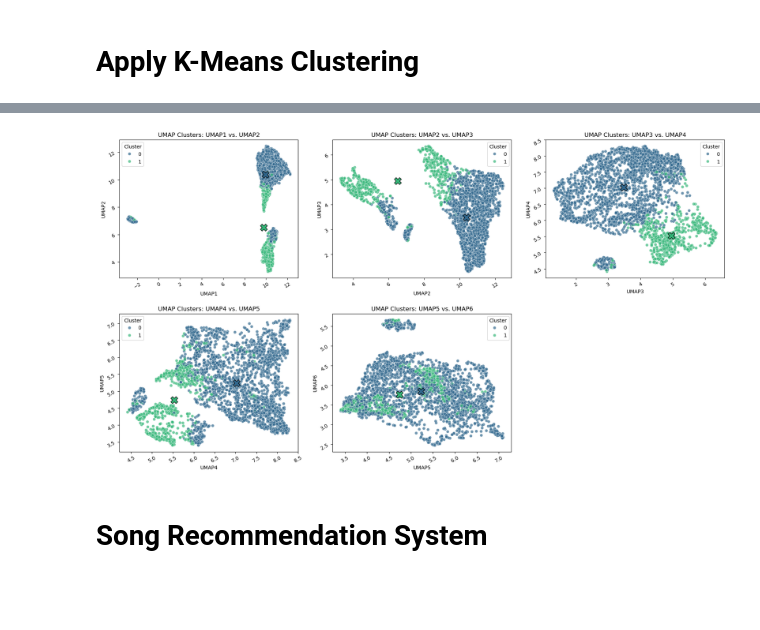
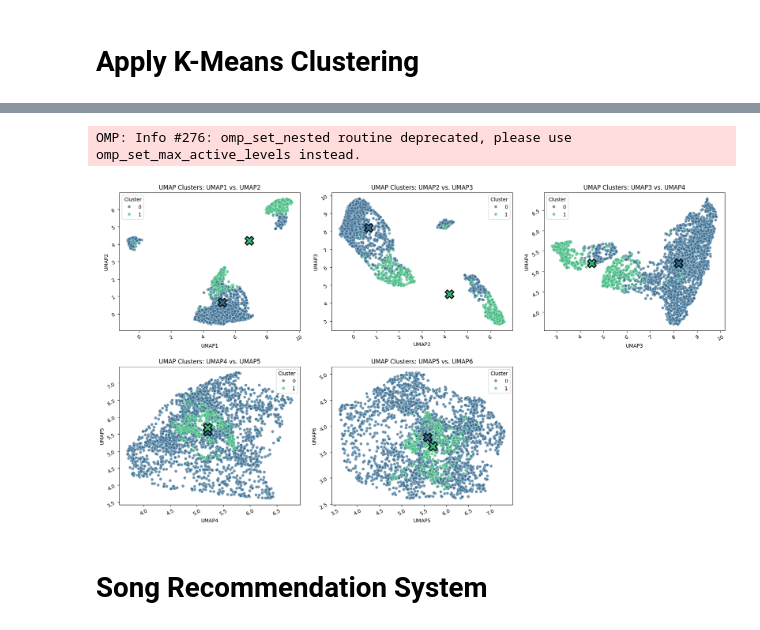
Before and after one commit to gbadrain/Music_Recommendation, a Jupyter notebook: spotify_model.ipynb, the cells around one changed output, grey strips where cells are left out. Cells and saved outputs as stored; diff of their text form; code cells hidden in the pictures; blank space fills up the shorter version.

```diff
--- a/spotify_model.ipynb
+++ b/spotify_model.ipynb
@@ -314,59 +309,70 @@ plt.show()
 # %%
-# Compute UMAP embedding if not already done
-umap_model = umap.UMAP(n_components=6, random_state=42)
+# Compute UMAP embedding using cosine similarity metric
+umap_model = umap.UMAP(n_components=6, random_state=42, metric="cosine")
 umap_embedding = umap_model.fit_transform(X_scaled_df)
+
+# Compute similarity matrix using UMAP embeddings
+similarity_matrix_umap = cosine_similarity(umap_embedding)
 
 # Create DataFrame for UMAP results
 umap_columns = [f"UMAP{i+1}" for i in range(umap_embedding.shape[1])]
 umap_df = pd.DataFrame(umap_embedding, columns=umap_columns)
+if "Cluster" not in df_sample.columns:
+    # Compute clusters if not already present
+    kmeans = KMeans(n_clusters=2, random_state=42, n_init=10)
+    df_sample["Cluster"] = kmeans.fit_predict(X_pca)
 umap_df["Cluster"] = df_sample["Cluster"].values
+umap_df["track_name"] = df_sample["track_name"]  # Preserve song details
+umap_df["artist_name"] = df_sample["artist_name"]
 
 # Define UMAP component pairs to visualize
 umap_pairs = [("UMAP1", "UMAP2"), ("UMAP2", "UMAP3"), ("UMAP3", "UMAP4"), ("UMAP4", "UMAP5"), ("UMAP5", "UMAP6")]
 
-# Create subplots dynamically based on number of pairs
-fig, axes = plt.subplots(2, 3, figsize=(18, 10))  # Adjusted figure size
+# Create subplots dynamically
+fig, axes = plt.subplots(2, 3, figsize=(18, 10))
 axes = axes.flatten()
 
+# Iterate over UMAP component pairs and visualize clusters
 for i, (umap_x, umap_y) in enumerate(umap_pairs):
     ax = axes[i]
 
     # Scatter plot of UMAP clusters
     sns.scatterplot(
         x=umap_df[umap_x],
         y=umap_df[umap_y],
         hue=umap_df["Cluster"].astype(str),
         palette="viridis",
         alpha=0.7,
         ax=ax
     )
 
     # Compute centroids
     centroids = umap_df.groupby("Cluster")[[umap_x, umap_y]].mean()
 
-    # Extract cluster colors from the scatter plot
+    # Extract cluster colors
     cluster_palette = dict(zip(umap_df["Cluster"].unique(), sns.color_palette("viridis", len(umap_df["Cluster"].unique()))))
 
-    # Plot centroids with matching cluster colors
+    # Plot centroids with enhanced markers
     for cluster, row in centroids.iterrows():
-        ax.scatter(row[umap_x], row[umap_y], marker="X", s=200, c=[cluster_palette[cluster]], edgecolors="black")
+        ax.scatter(row[umap_x], row[umap_y], marker="X", s=300, c=[cluster_palette[cluster]], edgecolors="black", linewidth=2)
 
     ax.set_xlabel(umap_x)
     ax.set_ylabel(umap_y)
     ax.set_title(f"UMAP Clusters: {umap_x} vs. {umap_y}")
 
-    # Reduce overlapping text labels
+    # Improve text readability
     ax.tick_params(axis="x", rotation=30)
     ax.tick_params(axis="y", rotation=30)
 
-# Remove extra empty subplot if needed
+# Remove extra subplots
 for j in range(i+1, len(axes)):
     fig.delaxes(axes[j])
 
-plt.tight_layout(pad=2.0)  # Improve spacing
+plt.tight_layout(pad=2.0)
 plt.show()
 # %% [output]
+OMP: Info #276: omp_set_nested routine deprecated, please use omp_set_max_active_levels instead.
-[figure, old version]
+[figure, new version]
 # %% [markdown]
 # Song Recommendation System
 # %%
```
Also changed, not shown: parts of 12 cells of this notebook, 10 other files.
